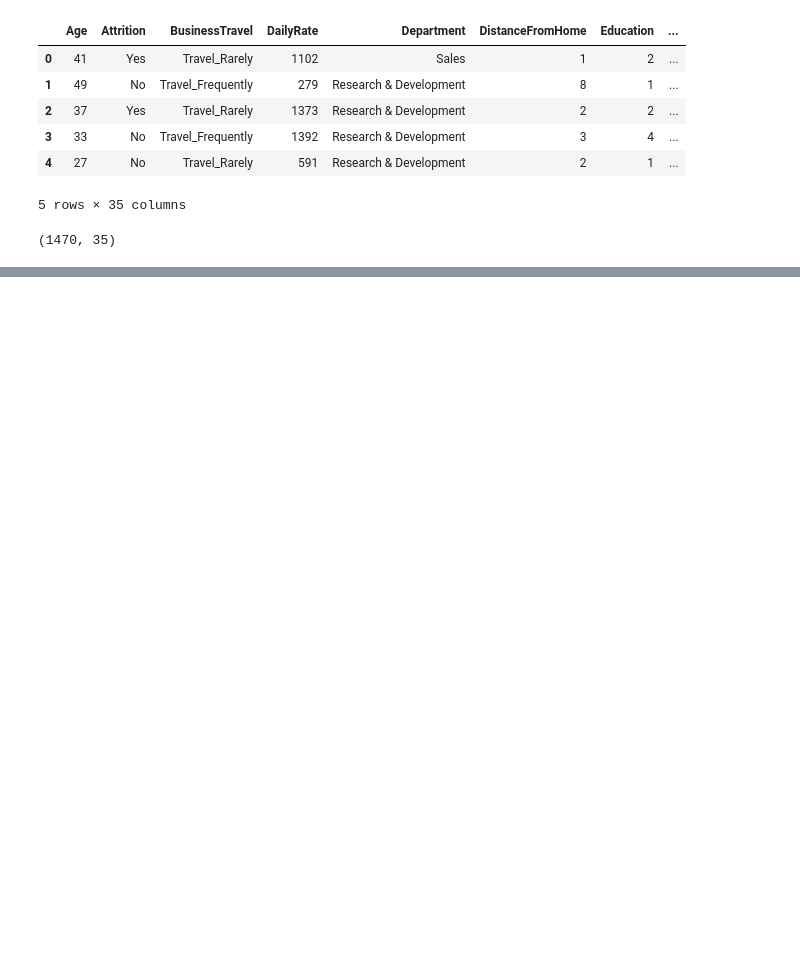
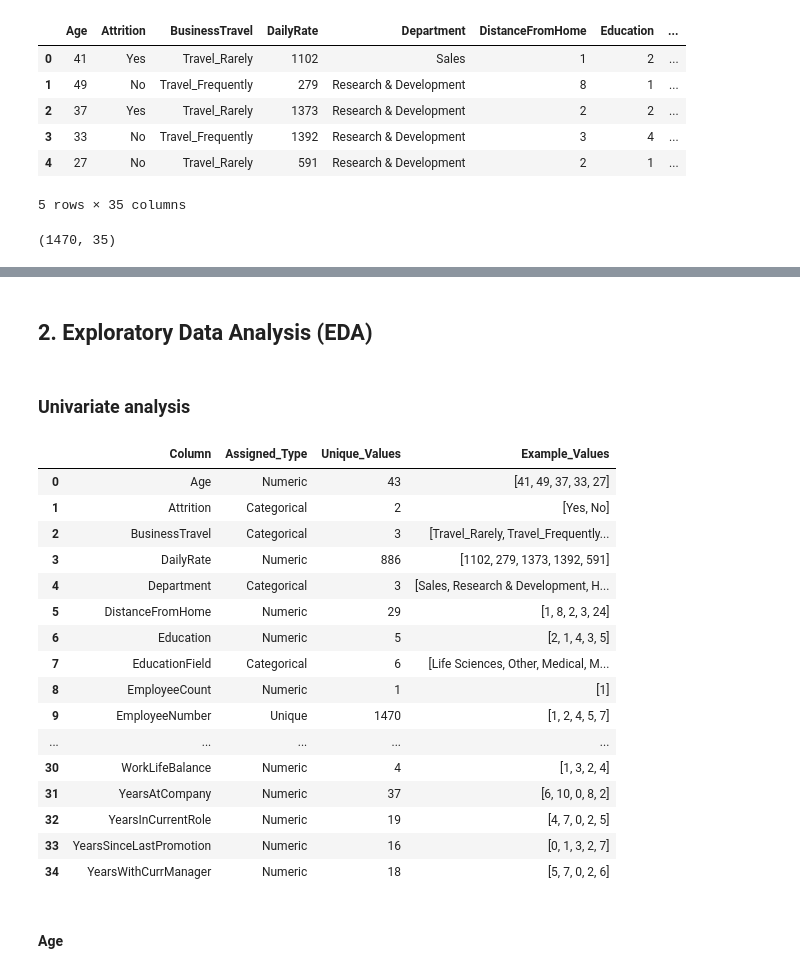
Before and after one commit to utsab-bhattarai-ai/assignment, a Jupyter notebook: 01. Predicting Employee Attrition/analysis.ipynb, the cells around one changed output, grey strips where cells are left out. Saved outputs shown, nothing was run; the diff lists cells and outputs as text; code cells hidden in the pictures; blank space fills up the shorter version.

```diff
--- a/01. Predicting Employee Attrition/analysis.ipynb
+++ b/01. Predicting Employee Attrition/analysis.ipynb
@@ -60,0 +85,47 @@ dtype: int64
+# %% [markdown]
+## 2. Exploratory Data Analysis (EDA)
+# %% [markdown]
+### Univariate analysis
+# %%
+def classify_columns_table(df):
+    records = []
+
+    for col in df.columns:
+        if df[col].nunique() == len(df):
+            col_type = "Unique"
+        elif pd.api.types.is_numeric_dtype(df[col]):
+            col_type = "Numeric"
+        elif isinstance(df[col].dtype, pd.CategoricalDtype) or df[col].dtype == "object":
+            col_type = "Categorical"
+        else:
+            col_type = "Leftover"
+
+        records.append({
+            "Column": col,
+            "Assigned_Type": col_type,
+            "Unique_Values": df[col].nunique(),
+            "Example_Values": df[col].dropna().unique()[:5]  # show up to 5 examples
+        })
+    return pd.DataFrame(records)
+
+classify_columns_table(df)
+# %% [output]
+|  | Column | Assigned_Type | Unique_Values | Example_Values |
+| 0 | Age | Numeric | 43 | [41, 49, 37, 33, 27] |
+| 1 | Attrition | Categorical | 2 | [Yes, No] |
+| 2 | BusinessTravel | Categorical | 3 | [Travel_Rarely, Travel_Frequently... |
+| 3 | DailyRate | Numeric | 886 | [1102, 279, 1373, 1392, 591] |
+| 4 | Department | Categorical | 3 | [Sales, Research & Development, H... |
+| 5 | DistanceFromHome | Numeric | 29 | [1, 8, 2, 3, 24] |
+| 6 | Education | Numeric | 5 | [2, 1, 4, 3, 5] |
+| 7 | EducationField | Categorical | 6 | [Life Sciences, Other, Medical, M... |
+| 8 | EmployeeCount | Numeric | 1 | [1] |
+| 9 | EmployeeNumber | Unique | 1470 | [1, 2, 4, 5, 7] |
+| ... | ... | ... | ... | ... |
+| 30 | WorkLifeBalance | Numeric | 4 | [1, 3, 2, 4] |
+| 31 | YearsAtCompany | Numeric | 37 | [6, 10, 0, 8, 2] |
+| 32 | YearsInCurrentRole | Numeric | 19 | [4, 7, 0, 2, 5] |
+| 33 | YearsSinceLastPromotion | Numeric | 16 | [0, 1, 3, 2, 7] |
+| 34 | YearsWithCurrManager | Numeric | 18 | [5, 7, 0, 2, 6] |
+# %% [markdown]
+#### Age
```
Also changed, not shown: parts of 12 cells of this notebook, 1 other file.
